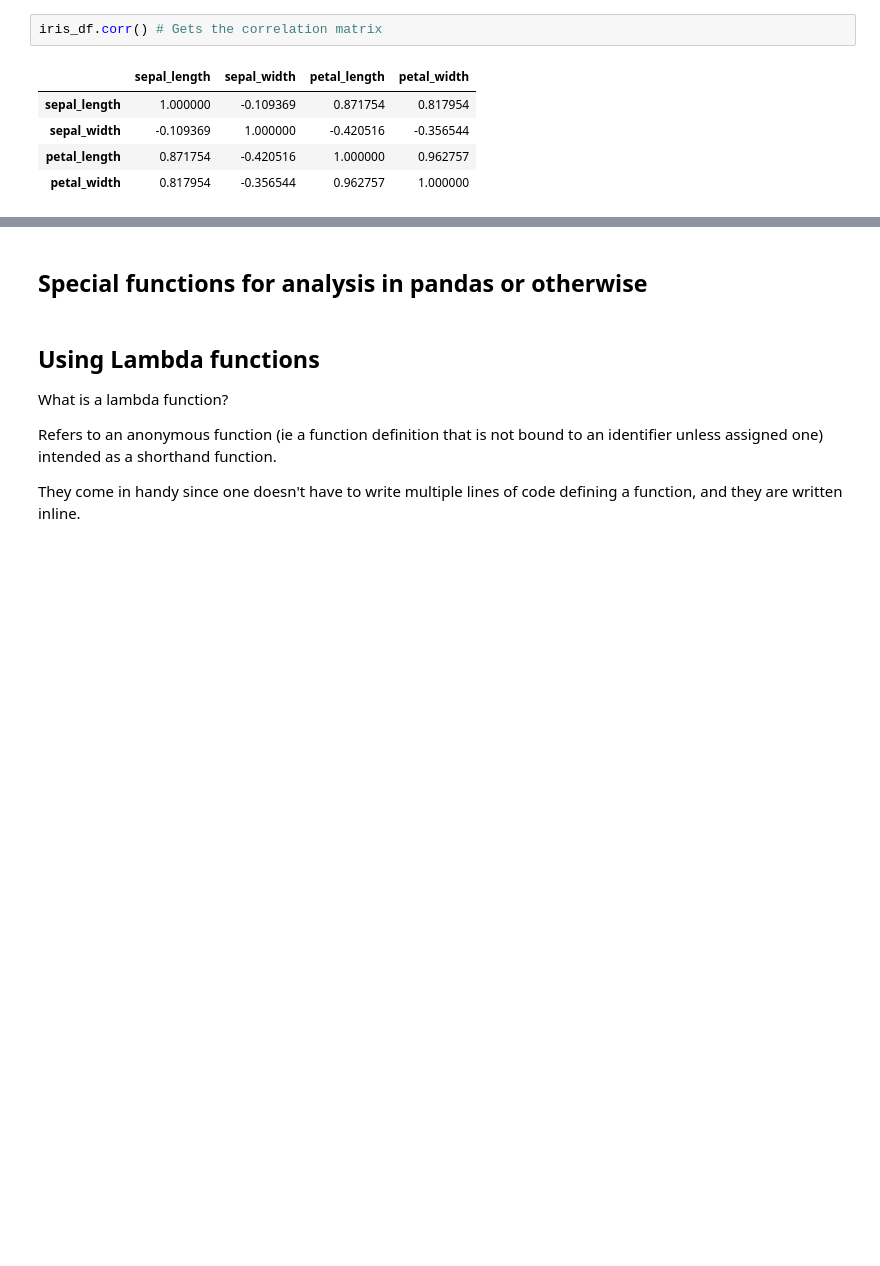
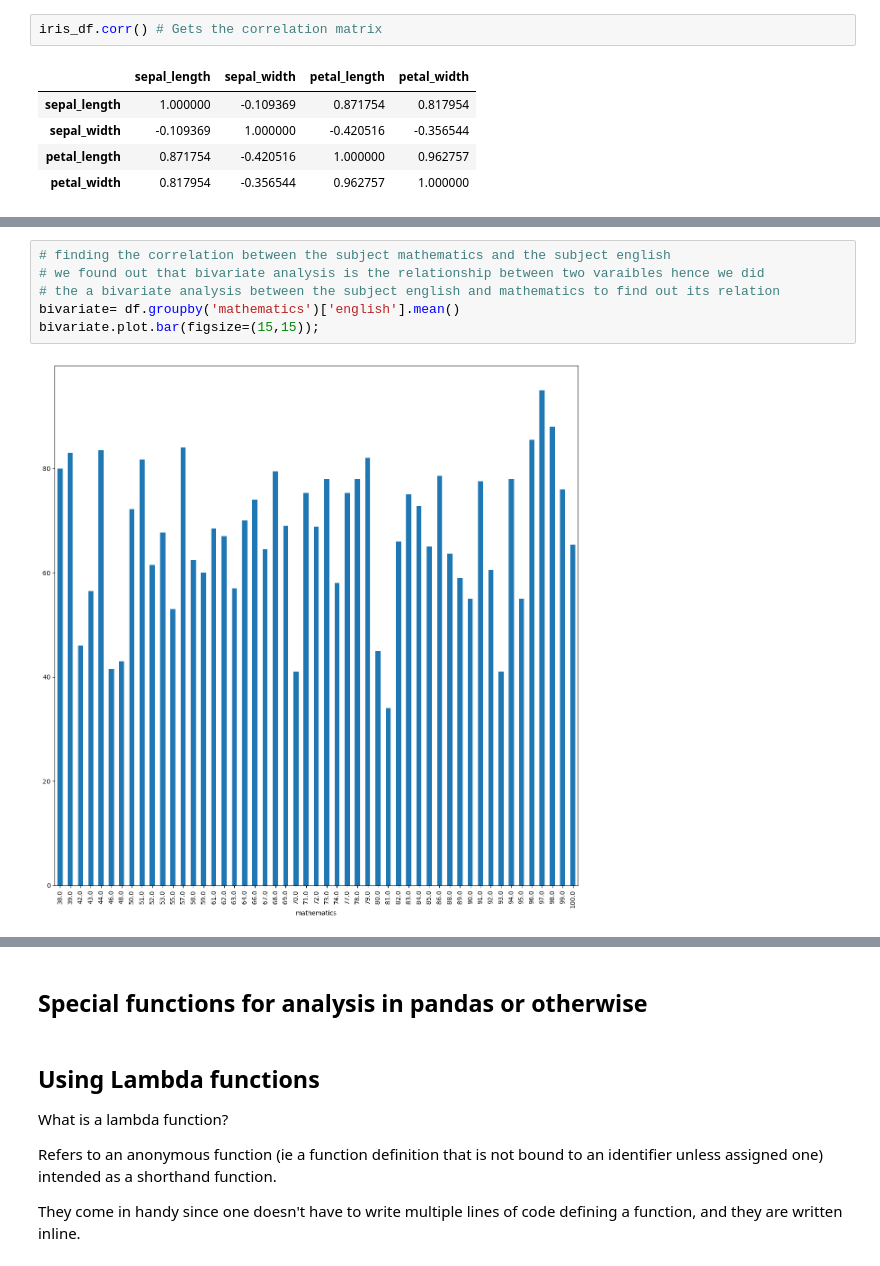
Before and after one commit to Ramkat12/dspt-phase-1-Data_cleaning_and_analysis, a Jupyter notebook: dspt_phase_1_Data_cleaning_and_analysis.ipynb, the cells around one changed output, grey strips where cells are left out. Cells and saved outputs as stored; diff of their text form; blank space fills up the shorter version.

```diff
--- a/dspt_phase_1_Data_cleaning_and_analysis.ipynb
+++ b/dspt_phase_1_Data_cleaning_and_analysis.ipynb
@@ -639,3 +638,11 @@ iris_df.corr() # Gets the correlation matrix
 | petal_width | 0.817954 | -0.356544 | 0.962757 | 1.000000 |
 # %% [markdown]
 ![#f03c15](https://placehold.co/15x15/f03c15/f03c15.png) `Do bivariate analysis on the students data. Come up with your own analysis questions.`
+# %%
+# finding the correlation between the subject mathematics and the subject english
+# we found out that bivariate analysis is the relationship between two varaibles hence we did
+# the a bivariate analysis between the subject english and mathematics to find out its relation
+bivariate= df.groupby('mathematics')['english'].mean()
+bivariate.plot.bar(figsize=(15,15));
+# %% [output]
+[figure, added]
```
Also changed, not shown: parts of 7 cells of this notebook.
